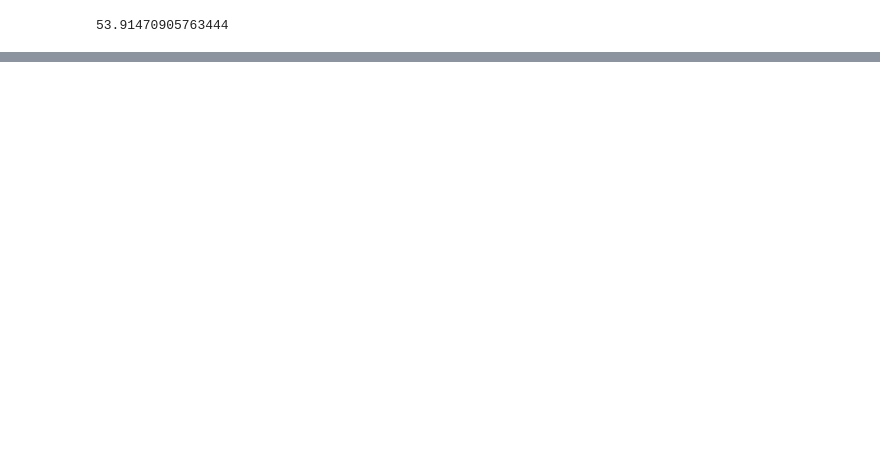
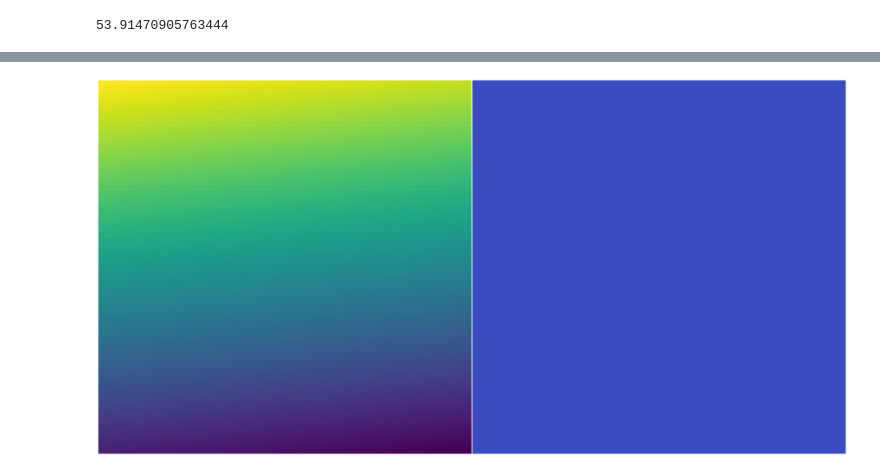
Before and after one commit to artonson/def, a Jupyter notebook: notebooks/annotation_images.ipynb, the cells around one changed output, grey strips where cells are left out. Saved outputs shown, nothing was run; the diff lists cells and outputs as text; code cells hidden in the pictures; blank space fills up the shorter version.

```diff
--- a/notebooks/annotation_images.ipynb
+++ b/notebooks/annotation_images.ipynb
@@ -320,0 +278,11 @@ plt.imshow(distances)
+# %%
+configuration, noisy_points = next(i)
+# %%
+annotator.validate_annotation = False
+# %%
+# compute the TSharpDF
+try:
+    distances, directions, has_sharp = annotator.annotate(
+        nbhood, nbhood_features, camera_pose.camera_to_world(noisy_points))
+except DataGenerationException as e:
+    eprint_t(str(e))
@@ -320,0 +298,15 @@ plt.imshow(distances)
+# %%
+# convert everything to images
+ray_indexes = np.where(image.ravel() != 0)[0]
+noisy_image = imaging.points_to_image(noisy_points, ray_indexes)
+normals = imaging.points_to_image(normals, ray_indexes, assign_channels=[0, 1, 2])
+distances = imaging.points_to_image(distances.reshape(-1, 1), ray_indexes, assign_channels=[0])
+directions = imaging.points_to_image(directions, ray_indexes, assign_channels=[0, 1, 2])
+# %%
+display_depth_sharpness(
+    depth_images=[camera_to_display(image)],
+    sharpness_images=[camera_to_display(distances)],
+    axes_size=(16, 16),
+)
+# %% [output]
+[figure, added]
```
Also changed, not shown: parts of 42 cells of this notebook.
